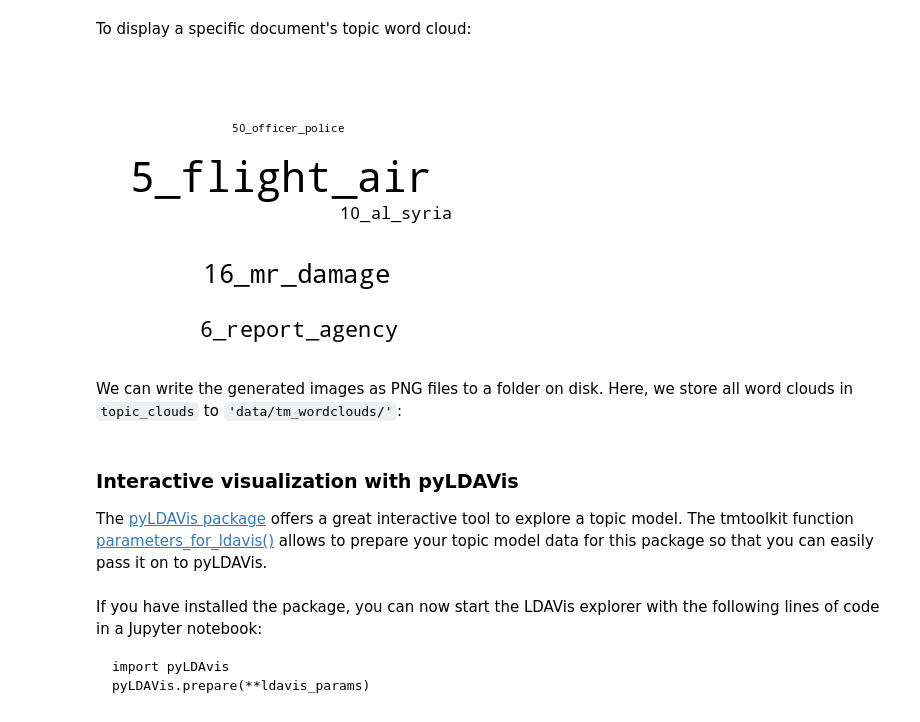
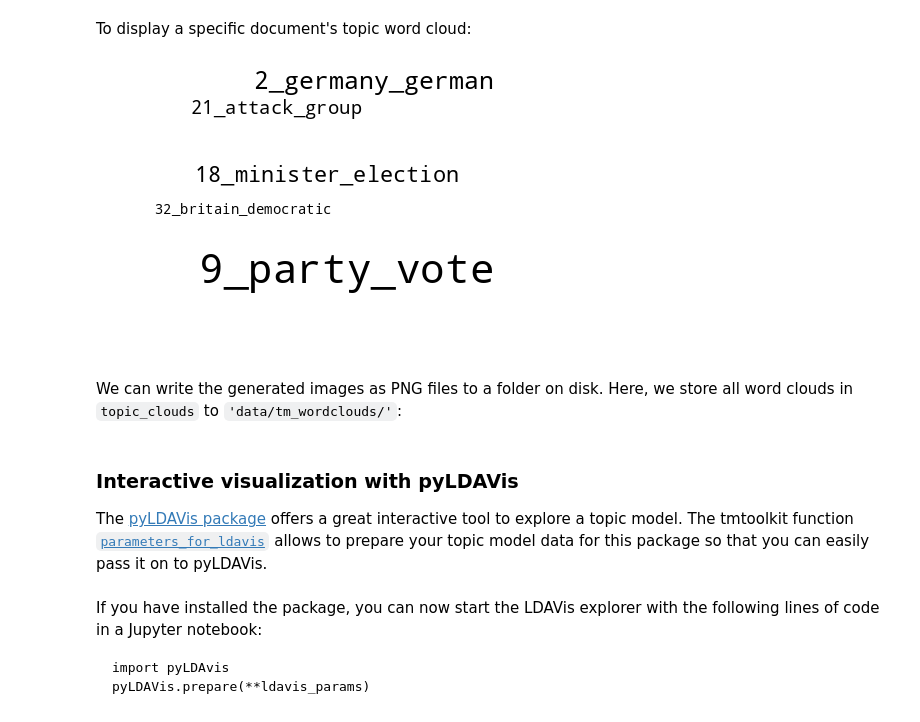
Before and after one commit to WZBSocialScienceCenter/tmtoolkit, a Jupyter notebook: doc/source/topic_modeling.ipynb, the cells around one changed output. Drawn from its saved outputs; the diff is of its cells as text; code cells hidden in the pictures.

```diff
--- a/doc/source/topic_modeling.ipynb
+++ b/doc/source/topic_modeling.ipynb
@@ -1098,11 +1098,10 @@ list(doc_clouds.keys())[:5]
  'NewsArticles-1048']
 # %% [markdown]
 To display a specific document's topic word cloud:
-# %%
-random_doc = random.choice(doc_labels_bg)
-doc_clouds[random_doc]
-# %% [output]
-[figure, removed]
+# %%
+doc_clouds['NewsArticles-1032']
+# %% [output]
+[figure, added]
 # %% [markdown]
 We can write the generated images as PNG files to a folder on disk. Here, we store all word clouds in `topic_clouds` to `'data/tm_wordclouds/'`:
 # %%
@@ -1112,7 +1111,7 @@ write_wordclouds_to_folder(topic_clouds, 'data/tm_wordclouds/')
 # %% [markdown]
 ### Interactive visualization with pyLDAVis
 
-The [pyLDAVis package](https://pyldavis.readthedocs.io/) offers a great interactive tool to explore a topic model. The tmtoolkit function [parameters_for_ldavis()](api.rst#tmtoolkit.topicmod.visualize.generate_wordclouds_for_document_topics) allows to prepare your topic model data for this package so that you can easily pass it on to pyLDAVis.
+The [pyLDAVis package](https://pyldavis.readthedocs.io/) offers a great interactive tool to explore a topic model. The tmtoolkit function [`parameters_for_ldavis`](api.rst#tmtoolkit.topicmod.visualize.generate_wordclouds_for_document_topics) allows to prepare your topic model data for this package so that you can easily pass it on to pyLDAVis.
 # %%
 from tmtoolkit.topicmod.visualize import parameters_for_ldavis
 
```
Also changed, not shown: parts of 45 cells of this notebook, 1 other file.
